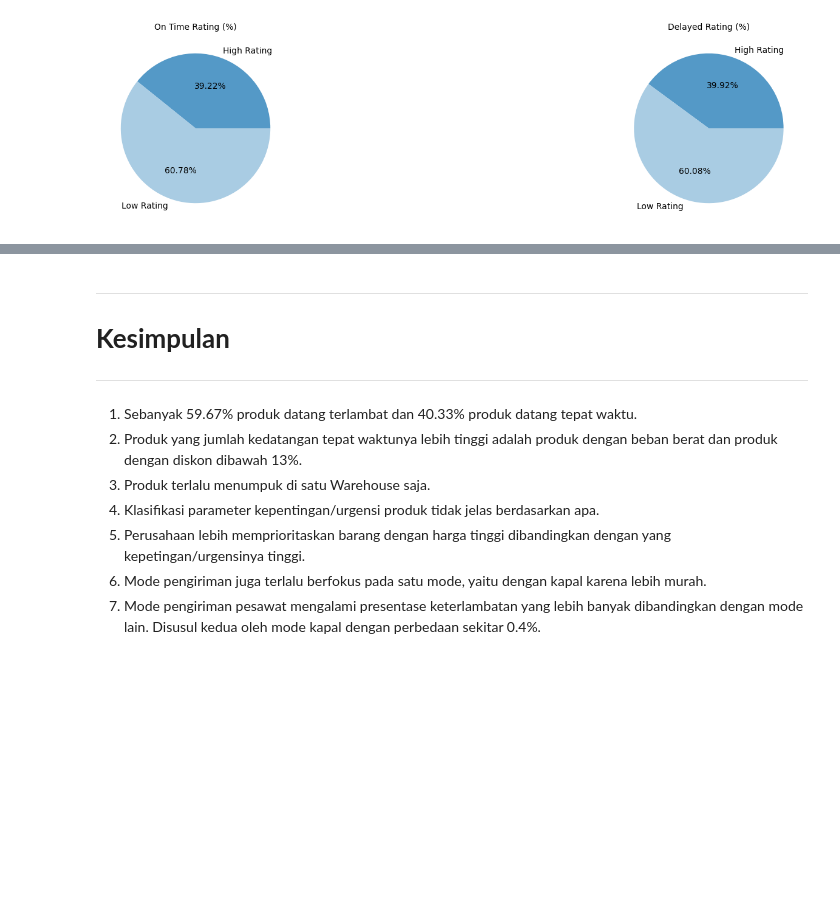
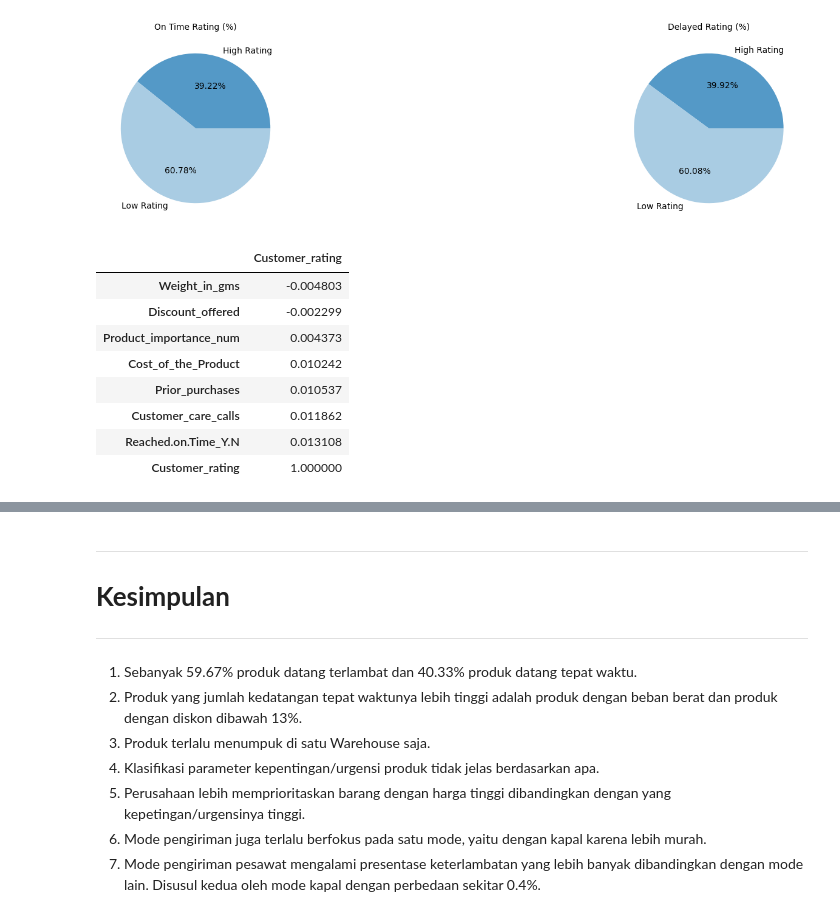
Before and after one commit to alistu28/-alistu28-Find-a-repository-CAPSTONE-MODULE-2-ONLINE-SHIPPING-COMPANY, a Jupyter notebook: Final_Online_Retail_Shipping.ipynb, the cells around one changed output, grey strips where cells are left out. Cells and saved outputs as stored; diff of their text form; code cells hidden in the pictures; blank space fills up the shorter version.

```diff
--- a/Final_Online_Retail_Shipping.ipynb
+++ b/Final_Online_Retail_Shipping.ipynb
@@ -1032,3 +1032,16 @@ ax2.set_title('Delayed Rating (%)', fontsize=10)
 plt.show()
 # %% [output]
 [figure]
+# %%
+df_corr = df.corr(numeric_only=True, method='spearman')[['Customer_rating']].sort_values(by='Customer_rating')
+df_corr
+# %% [output]
+|  | Customer_rating |
+| Weight_in_gms | -0.004803 |
+| Discount_offered | -0.002299 |
+| Product_importance_num | 0.004373 |
+| Cost_of_the_Product | 0.010242 |
+| Prior_purchases | 0.010537 |
+| Customer_care_calls | 0.011862 |
+| Reached.on.Time_Y.N | 0.013108 |
+| Customer_rating | 1.000000 |
```
Also changed, not shown: parts of 2 cells of this notebook.
